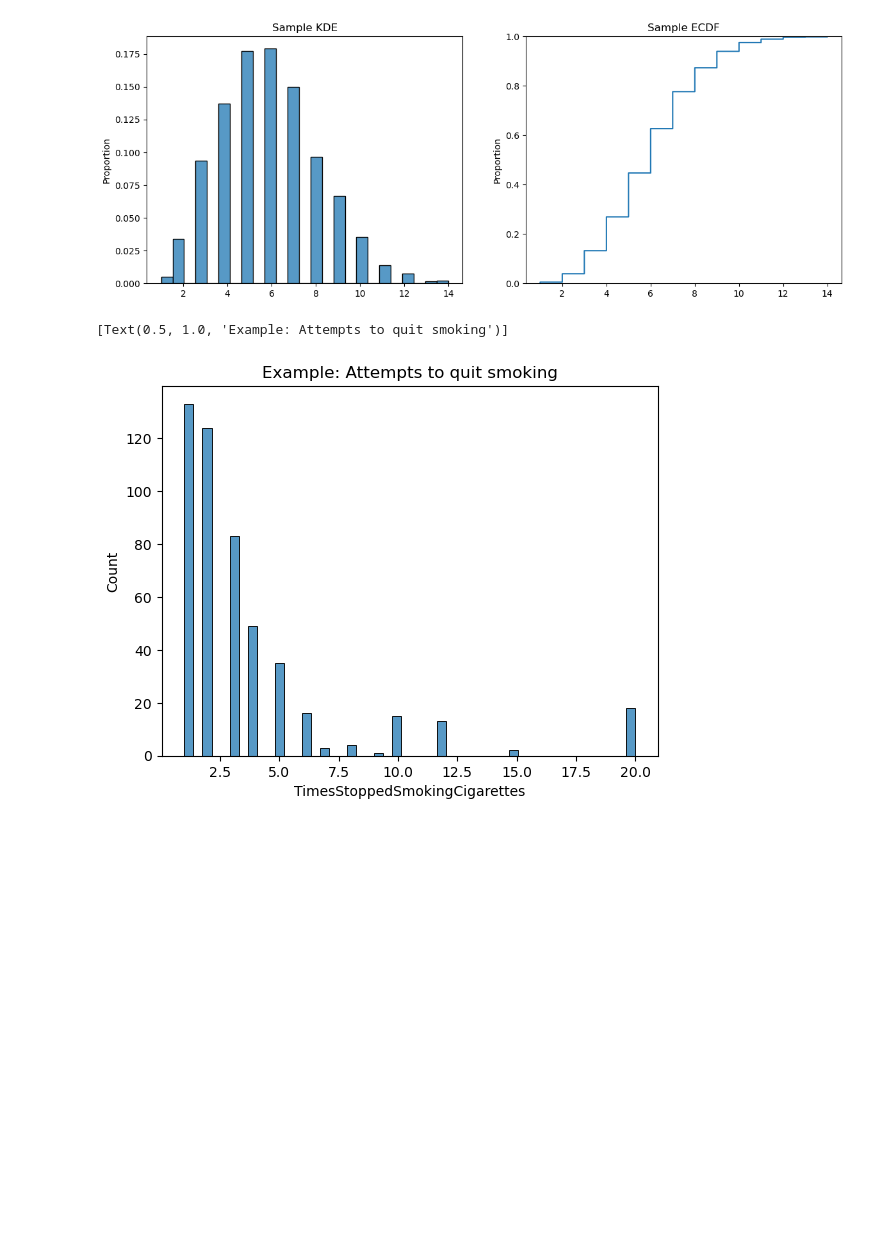
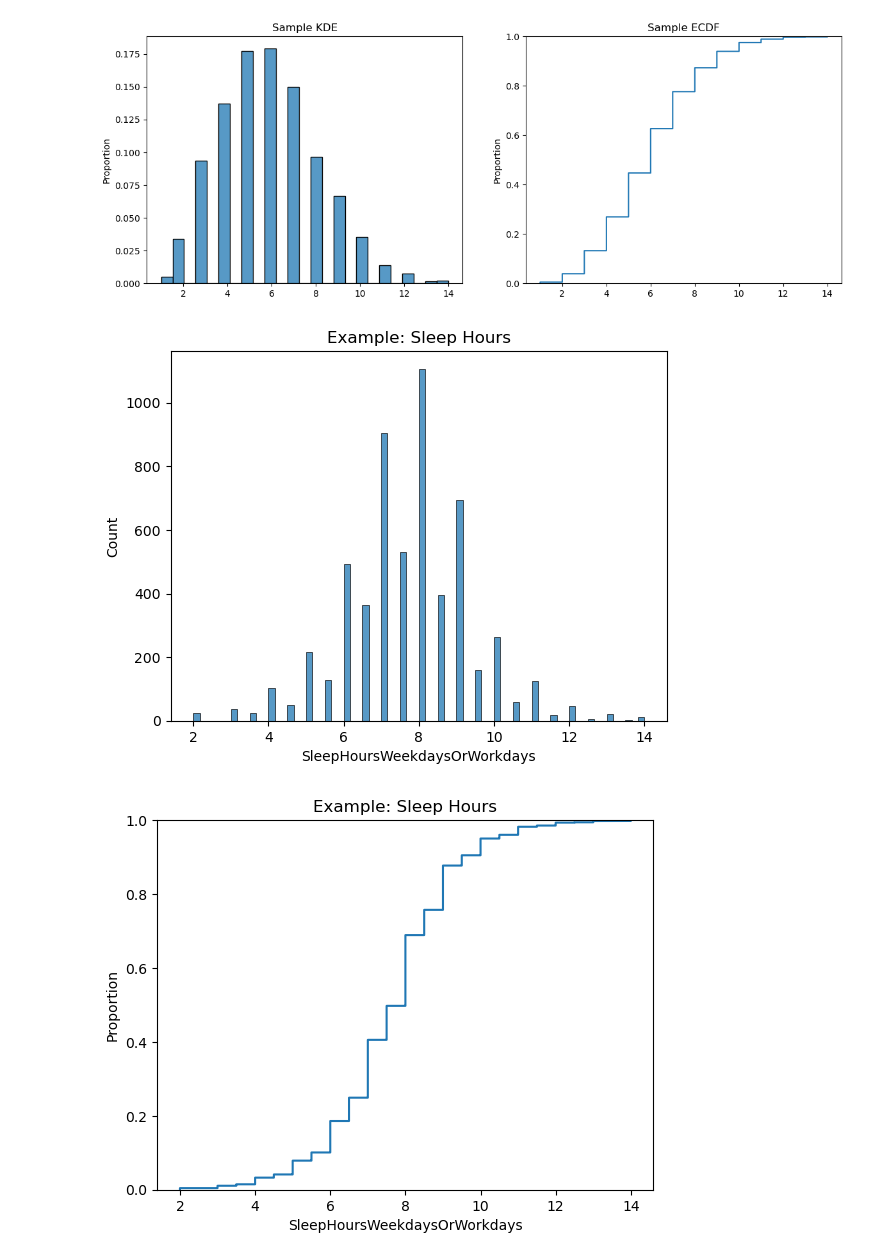
Before and after one commit to Maodougie25/understanding_uncertainty, a Jupyter notebook: 01_probability/01_zoo.ipynb, the cells around one changed output. Drawn from its saved outputs; the diff is of its cells as text; code cells hidden in the pictures; blank space fills up the shorter version.

```diff
--- a/01_probability/01_zoo.ipynb
+++ b/01_probability/01_zoo.ipynb
@@ -367,11 +444,12 @@ plt.show()
 # %% [output]
 [figure]
 [figure]
-# %%
-# Example
-x = df['TimesStoppedSmokingCigarettes']
-x = x[x<100]
-sns.histplot(x,bins=50).set(title='Example: Attempts to quit smoking')
-# %% [output]
-[Text(0.5, 1.0, 'Example: Attempts to quit smoking')]
-[figure, removed]
+# %%
+sns.histplot(df['SleepHoursWeekdaysOrWorkdays']).set(title='Example: Sleep Hours')
+plt.show()
+
+sns.ecdfplot(df['SleepHoursWeekdaysOrWorkdays']).set(title='Example: Sleep Hours')
+plt.show()
+# %% [output]
+[figure, added]
+[figure, added]
```
Also changed, not shown: parts of 15 cells of this notebook, 1 other file.
